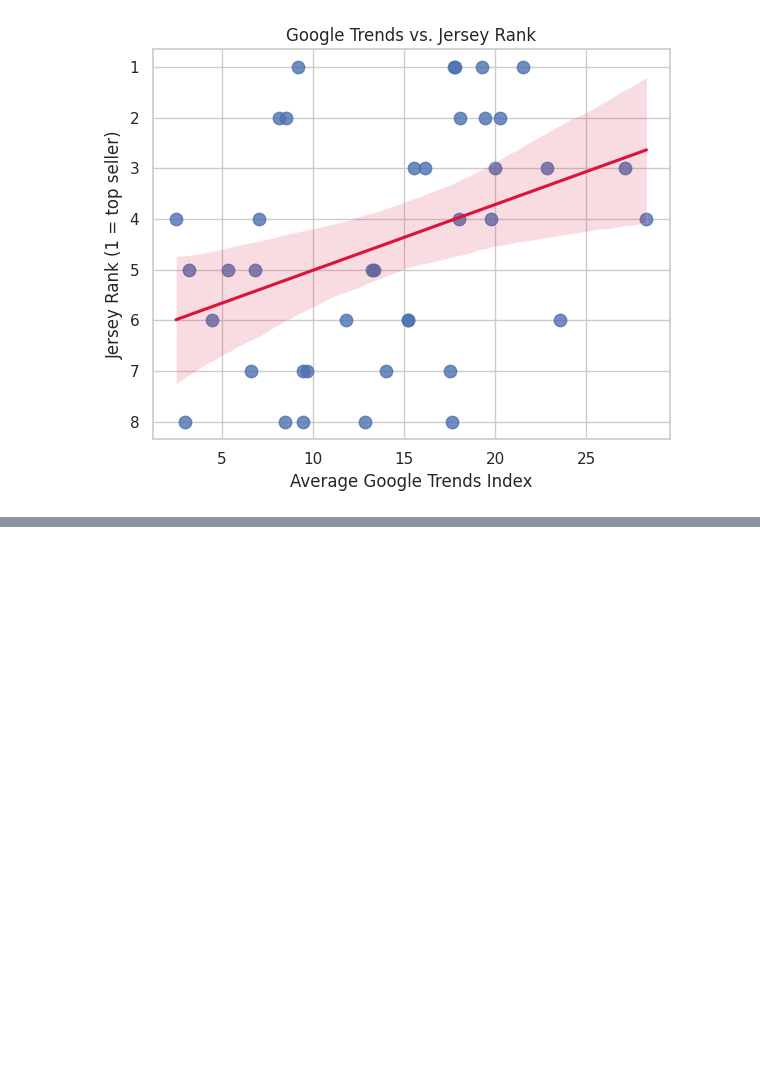
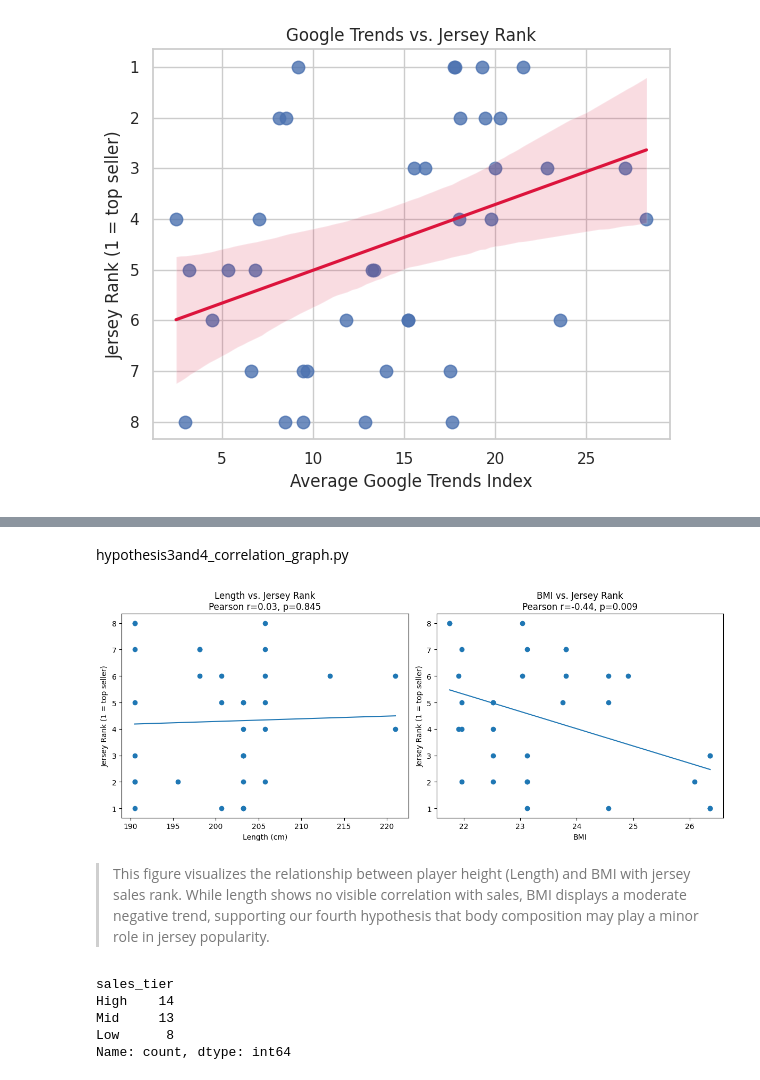
Before and after one commit to yigitnarci/dsa210-project-yigit.narci, a Jupyter notebook: dsa210_project_yigit_narci.ipynb, the cells around one changed output, grey strips where cells are left out. Saved outputs shown, nothing was run; the diff lists cells and outputs as text; code cells hidden in the pictures; blank space fills up the shorter version.

```diff
--- a/dsa210_project_yigit_narci.ipynb
+++ b/dsa210_project_yigit_narci.ipynb
@@ -961,0 +1172,47 @@ Pearson  ρ = -0.374,  p = 0.017
+# %% [markdown]
+hypothesis3and4_correlation_graph.py
+# %%
+import pandas as pd
+import numpy as np
+import matplotlib.pyplot as plt
+from scipy.stats import pearsonr
+
+# 1. Load the enriched dataset with BMI
+df = pd.read_csv('full_enriched_dataset_with_bmi.csv')
+
+# 2. Prepare data, drop missing values
+df_len = df[['length', 'Jersey Rank']].dropna()
+df_bmi = df[['BMI', 'Jersey Rank']].dropna()
+
+# 3. Compute Pearson correlations
+r_len, p_len = pearsonr(df_len['length'], df_len['Jersey Rank'])
+r_bmi, p_bmi = pearsonr(df_bmi['BMI'], df_bmi['Jersey Rank'])
+
+# 4. Create side-by-side Pearson scatter plots with regression lines
+fig, axes = plt.subplots(1, 2, figsize=(12, 5))
+
+# Plot 1: Length vs. Jersey Rank
+axes[0].scatter(df_len['length'], df_len['Jersey Rank'])
+m1, b1 = np.polyfit(df_len['length'], df_len['Jersey Rank'], 1)
+x1 = np.array([df_len['length'].min(), df_len['length'].max()])
+axes[0].plot(x1, m1 * x1 + b1)
+axes[0].set_title(f'Length vs. Jersey Rank\nPearson r={r_len:.2f}, p={p_len:.3f}')
+axes[0].set_xlabel('Length (cm)')
+axes[0].set_ylabel('Jersey Rank (1 = top seller)')
+
+# Plot 2: BMI vs. Jersey Rank
+axes[1].scatter(df_bmi['BMI'], df_bmi['Jersey Rank'])
+m2, b2 = np.polyfit(df_bmi['BMI'], df_bmi['Jersey Rank'], 1)
+x2 = np.array([df_bmi['BMI'].min(), df_bmi['BMI'].max()])
+axes[1].plot(x2, m2 * x2 + b2)
+axes[1].set_title(f'BMI vs. Jersey Rank\nPearson r={r_bmi:.2f}, p={p_bmi:.3f}')
+axes[1].set_xlabel('BMI')
+axes[1].set_ylabel('Jersey Rank (1 = top seller)')
+
+plt.tight_layout()
+plt.show()
+# %% [output]
+[figure, added]
+# %% [markdown]
+> This figure visualizes the relationship between player height (Length) and BMI with jersey sales rank.
+While length shows no visible correlation with sales, BMI displays a moderate negative trend, supporting our fourth hypothesis that body composition may play a minor role in jersey popularity.
@@ -961,0 +1232,15 @@ Pearson  ρ = -0.374,  p = 0.017
+# %%
+# 2) Hedef değişkeni (sales_tier) oluşturma
+#    - 1–3 arası 'High', 4–6 arası 'Mid', 7–8 arası 'Low'
+bins   = [0, 3, 6, 8]
+labels = ['High', 'Mid', 'Low']
+df['sales_tier'] = pd.cut(df['Jersey Rank'], bins=bins, labels=labels)
+
+# Sınıf dağılımını kontrol et
+print(df['sales_tier'].value_counts())
+# %% [output]
+sales_tier
+High    14
+Mid     13
+Low      8
+Name: count, dtype: int64
```
Also changed, not shown: parts of 51 cells of this notebook, 13 other files.
